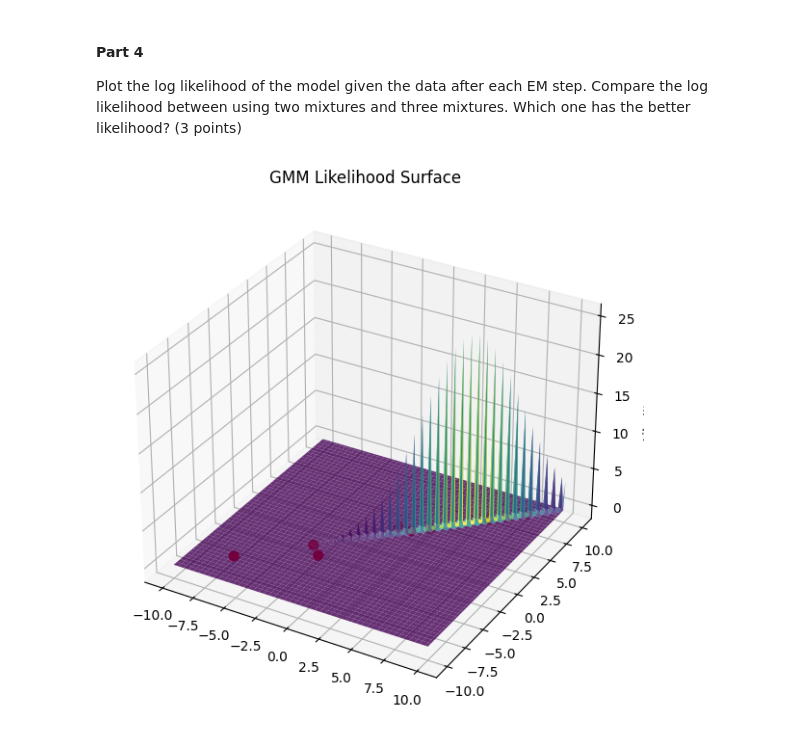
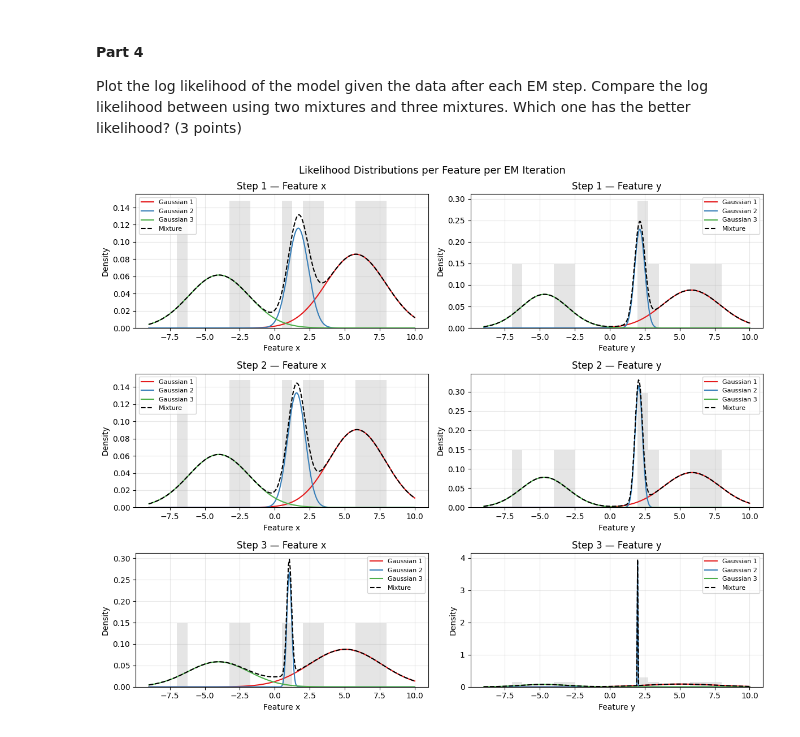
Before and after one commit to PavarisAsawa/PatternRecognition-Dimensionality_Reduction, a Jupyter notebook: Chapter1.ipynb, the cells around one changed output. Cells and saved outputs as stored; diff of their text form; code cells hidden in the pictures.

```diff
--- a/Chapter1.ipynb
+++ b/Chapter1.ipynb
@@ -231,9 +252,9 @@ phi_2 = np.array([1/2, 1/2])
 # Responsibilities (soft assignments) matrix
 w_2 = np.zeros((n_samples, k_2))
 # %%
-history = []
+history_2 = []
 w_2 = compute_responsibilities(X, mu_2, sigma_2, phi_2)
-history.append((0, mu_2.copy(), sigma_2.copy(), phi_2.copy(), np.argmax(w_2, axis=1)))
+history_2.append((0, mu_2.copy(), sigma_2.copy(), phi_2.copy(), np.argmax(w_2, axis=1)))
 # Calculate initial Log-Likelihood before any updates
 initial_ll_2 = sum(np.log(sum(phi_2[j] * mvn_pdf(x, mu_2[j], sigma_2[j]) for j in range(k_2))) for x in X)
 log_likelihoods_2 = []
@@ -241,19 +262,30 @@ log_likelihoods_2.append(initial_ll_2)
 
 for step in range(1, 4):
     n_j = np.sum(w_2, axis=0)
+    # print(f"\n{'='*50}")
+    # print(f"EM Iteration {step}")
+    # print(f"{'='*50}")
+
+    # print(f"\nMixture weights φ_j: {phi_2}")
+    # print(f"Effective counts n_j: {n_j}")
     for j in range(k_2):
         phi_2[j] = n_j[j] / n_samples
         mu_2[j] = (w_2[:, j] @ X) / n_j[j]
         diff = X - mu_2[j]
         sigma_2[j] = (w_2[:, j] * diff.T @ diff) / n_j[j] + np.eye(n_features) * 1e-6
+        # print(f"\n--- Component {j+1} ---")
+        # print(f"μ_{j} = {mu_2[j]}")
+        # print(f"Σ_{j} =\n{sigma_2[j]}")
     w_2 = compute_responsibilities(X, mu_2, sigma_2, phi_2)
-    history.append((step, mu_2.copy(), sigma_2.copy(), phi_2.copy(), np.argmax(w_2, axis=1)))
+    history_2.append((step, mu_2.copy(), sigma_2.copy(), phi_2.copy(), np.argmax(w_2, axis=1)))
     ll = sum(np.log(sum(phi_2[j] * mvn_pdf(x, mu_2[j], sigma_2[j]) for j in range(k_2))) for x in X)
     log_likelihoods_2.append(ll)
+    # print(f"\nw_{{n,j}} (first 5 rows):\n{w_2[:5]}")
+    # print(f"Log-Likelihood: {ll:.4f}")
 
 # Plot cluster assignments at each step
 fig, axes = plt.subplots(1, 4, figsize=(20, 4), sharex=True, sharey=True)
-for ax, (step, mu_step, sigma_step, phi_step, labels_step) in zip(axes, history):
+for ax, (step, mu_step, sigma_step, phi_step, labels_step) in zip(axes, history_2):
     ax.scatter(X[:, 0], X[:, 1], c=labels_step, cmap='viridis', s=80, edgecolors='k')
     for j in range(k_2):
         # ax.scatter(mu_step[j, 0], mu_step[j, 1], marker='X', s=150, c=f'C{j}', edgecolors='white')
@@ -322,50 +413,49 @@ likelihood between using two mixtures and three mixtures. Which one has the bett
 # %%
-import numpy as np
-import matplotlib.pyplot as plt
-from scipy.stats import multivariate_normal
+from scipy.stats import norm
 
-# Create a grid for the plot
-x_range = np.linspace(-10, 10, 100)
-y_range = np.linspace(-10, 10, 100)
-X_grid, Y_grid = np.meshgrid(x_range, y_range)
-pos = np.dstack((X_grid, Y_grid))
+fig, axes = plt.subplots(3, 2, figsize=(12, 10))  # 3 iterations × 2 features
 
-def plot_marginal(phi, k, mu, sigma, feature_index, label):
-    x_line = np.linspace(-10, 10, 500)
-    total_pdf = np.zeros_like(x_line)
+for idx, (step, mu_step, sigma_step, phi_step, _) in enumerate(history[1:]):  # skip step 0
+    for feat_idx, feat_name in enumerate(["Feature x", "Feature y"]):
+        ax = axes[idx][feat_idx]
+        x_range = np.linspace(X[:, feat_idx].min() - 2, X[:, feat_idx].max() + 2, 300)
 
-    plt.figure(figsize=(8, 4))
-    for j in range(k):
-        # Use mean and variance of specific feature
-        m = mu[j][feature_index]
-        s = np.sqrt(sigma[j][feature_index, feature_index])
+        for j in range(k):
+            mean_j  = mu_step[j][feat_idx]
+            std_j   = np.sqrt(sigma_step[j][feat_idx, feat_idx])  # marginal std
+            weight_j = phi_step[j]
+            y_vals  = weight_j * norm.pdf(x_range, mean_j, std_j)
+            ax.plot(x_range, y_vals, label=f"Gaussian {j+1}", color=colors[j])
 
-        # Calculate weighted component
-        component_pdf = phi[j] * (1/(s * np.sqrt(2*np.pi)) * np.exp(-0.5*((x_line-m)/s)**2))
-        total_pdf += component_pdf
-        plt.plot(x_line, component_pdf, '--', alpha=0.5, label=f'Comp {j+1} (Weighted)')
+        # Total mixture
+        total = sum(
+            phi_step[j] * norm.pdf(x_range, mu_step[j][feat_idx],
+                                   np.sqrt(sigma_step[j][feat_idx, feat_idx]))
+            for j in range(k)
+        )
+        ax.plot(x_range, total, 'k--', label="Mixture", linewidth=1.5)
+        ax.hist(X[:, feat_idx], bins=20, density=True, alpha=0.2, color='gray')
+        ax.set_title(f"Step {step} — {feat_name}")
+        ax.set_xlabel(feat_name)
+        ax.set_ylabel("Density")
+        ax.legend(fontsize=8)
+        ax.grid(True, alpha=0.3)
 
-    plt.plot(x_line, total_pdf, 'r-', linewidth=2, label='Total GMM Likelihood')
-    plt.scatter(X[:, feature_index], np.zeros(len(X)), c='black', marker='|', label='Data')
-    plt.title(f"Likelihood Distribution for Feature: {label}")
-    plt.legend()
-    plt.show()
+plt.suptitle("Likelihood Distributions per Feature per EM Iteration", fontsize=13)
+plt.tight_layout()
+plt.show()
 
 # Calculate weighted sum of Gaussians
 Z = np.zeros(X_grid.shape)
 for j in range(k):
-    Z += phi[j] * multivariate_normal(mu[j], sigma[j]).pdf(pos)
-
+    Z += phi_step[j] * multivariate_normal(mu_step[j], sigma_step[j]).pdf(pos)
 
 fig = plt.figure(figsize=(10, 7))
 ax = fig.add_subplot(111, projection='3d')
 ax.plot_surface(X_grid, Y_grid, Z, cmap='viridis', alpha=0.8)
 ax.scatter(X[:, 0], X[:, 1], 0, c='red', s=50, label='Data (at Z=0)')
 ax.set_zlabel('Likelihood')
 plt.title("GMM Likelihood Surface")
 plt.show()
-
-plot_marginal(phi, k, mu, sigma, 0, 'X')
-plot_marginal(phi, k, mu, sigma, 1, 'Y')
 # %% [output]
-[figure, old version]
+[figure, new version]
```
Also changed, not shown: parts of 24 cells of this notebook.
